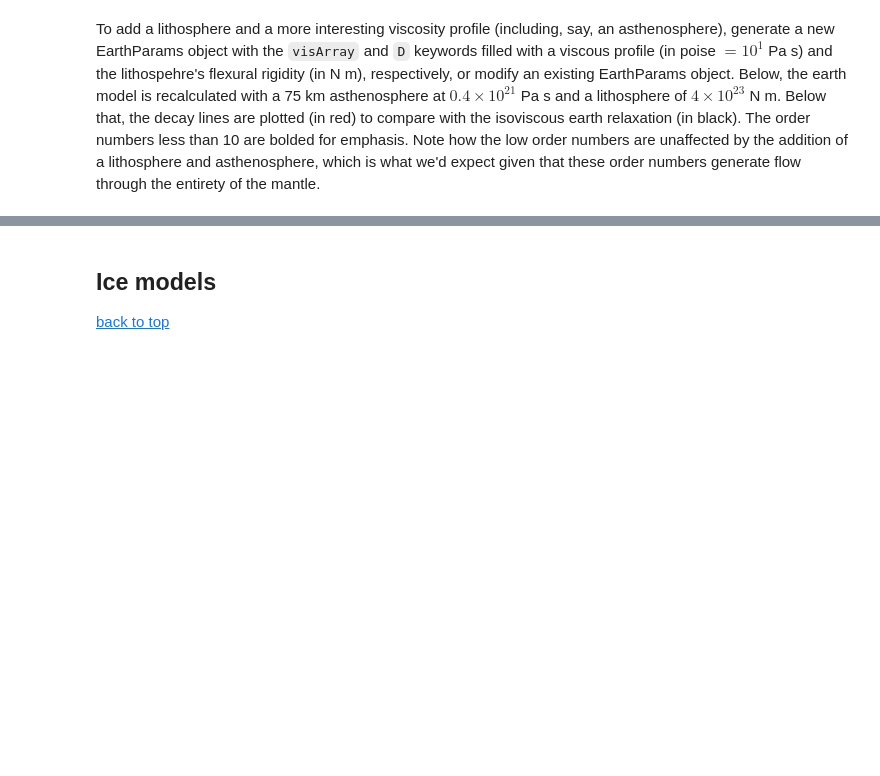
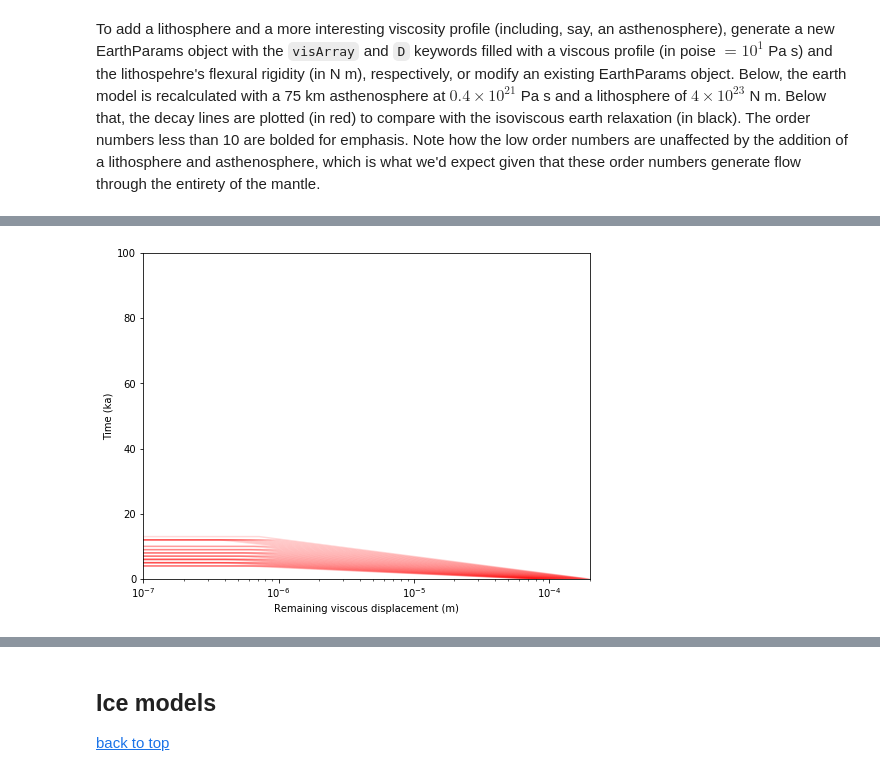
Before and after one commit to skachuck/giapy, a Jupyter notebook: nbs/giapyTutorial.ipynb, the cells around one changed output, grey strips where cells are left out. Cells and saved outputs as stored; diff of their text form; code cells hidden in the pictures; blank space fills up the shorter version.

```diff
--- a/nbs/giapyTutorial.ipynb
+++ b/nbs/giapyTutorial.ipynb
@@ -198,0 +199,5 @@ plotViscDecay(earthLithAsth, ax=ax, color='r', alpha=0.15, nmin=144, nmax=576, n
+# %%
+fig, ax = plt.subplots(1, 1, figsize=(8,6))
+plotViscDecay(earthLithAsth, ax=ax, color='r', alpha=0.15, nmin=100, nmax=144, ylim=[0,100], xlim=[1e-7, 2e-4]);
+# %% [output]
+[figure, added]
```
Also changed, not shown: parts of 21 cells of this notebook, 1 other file.
